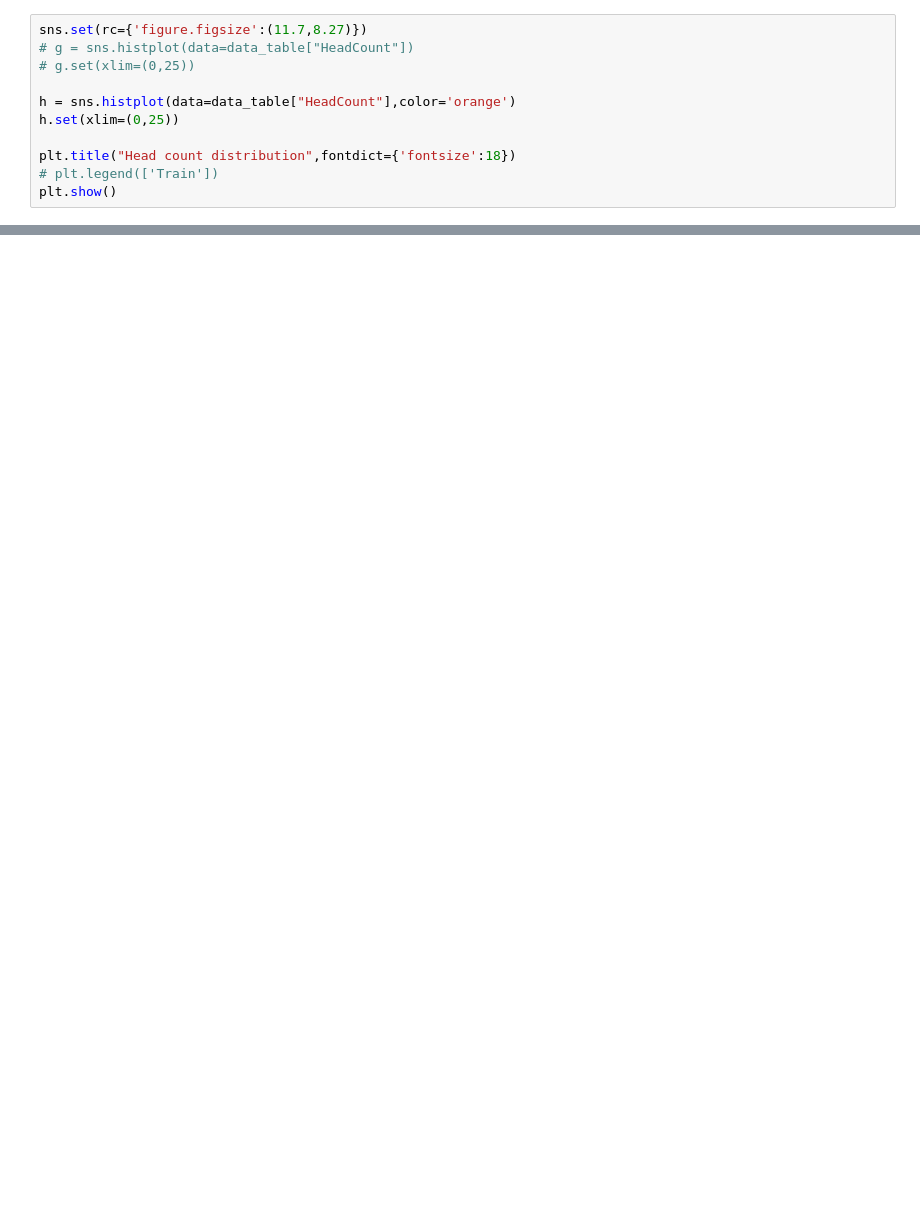
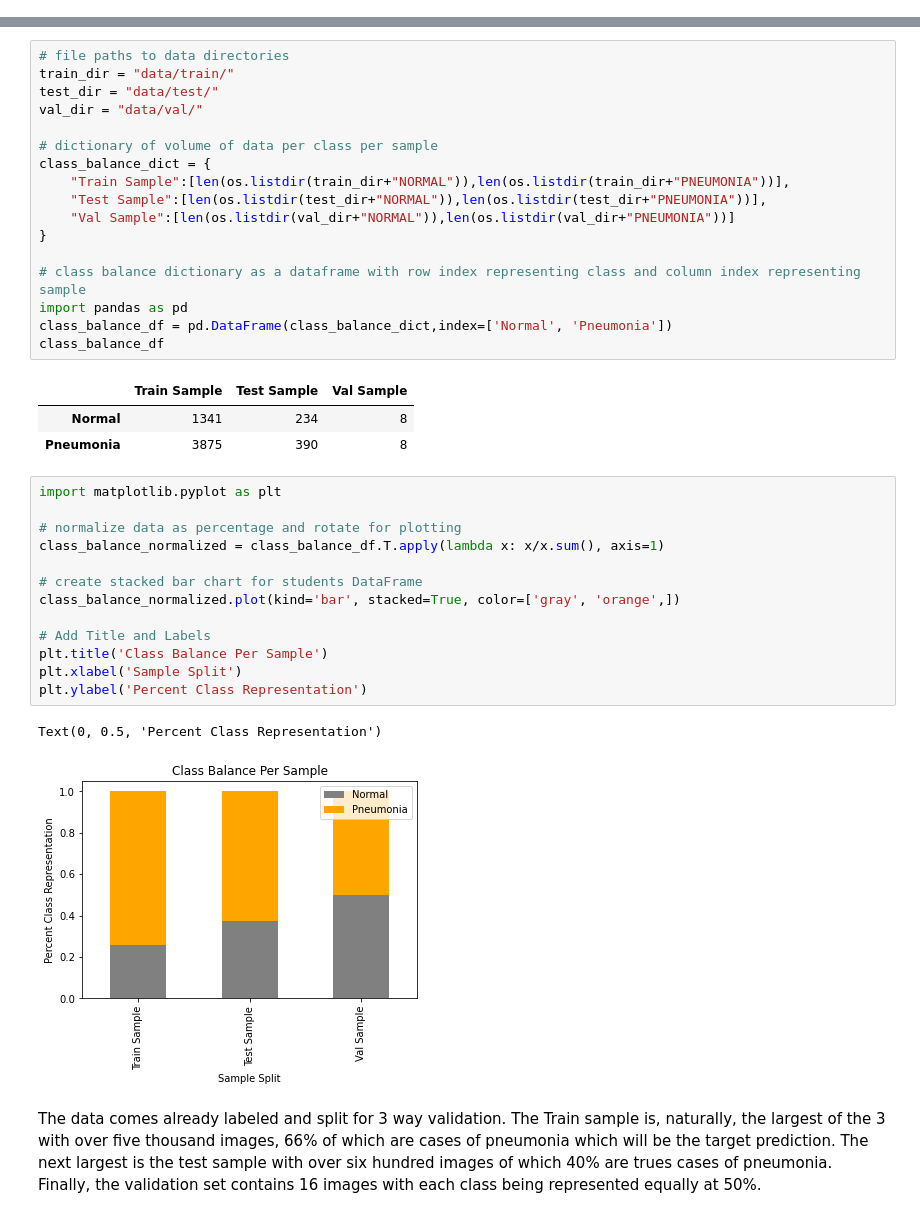
Before and after one commit to Zeth-Abney/Flatiron-school, a Jupyter notebook: phase-4/PROJECT/eda.ipynb, the cells around one changed output, grey strips where cells are left out. Drawn from its saved outputs; the diff is of its cells as text; blank space fills up the shorter version.

```diff
--- a/phase-4/PROJECT/eda.ipynb
+++ b/phase-4/PROJECT/eda.ipynb
@@ -30,11 +0,0 @@ import seaborn as sns
-# %%
-sns.set(rc={'figure.figsize':(11.7,8.27)})
-# g = sns.histplot(data=data_table["HeadCount"])
-# g.set(xlim=(0,25))
-
-h = sns.histplot(data=data_table["HeadCount"],color='orange')
-h.set(xlim=(0,25))
-
-plt.title("Head count distribution",fontdict={'fontsize':18})
-# plt.legend(['Train'])
-plt.show()
@@ -193,0 +15,39 @@ for images, labels in image_ds.take(1):
+# %%
+# file paths to data directories
+train_dir = "data/train/"
+test_dir = "data/test/"
+val_dir = "data/val/"
+
+# dictionary of volume of data per class per sample
+class_balance_dict = {
+    "Train Sample":[len(os.listdir(train_dir+"NORMAL")),len(os.listdir(train_dir+"PNEUMONIA"))],
+    "Test Sample":[len(os.listdir(test_dir+"NORMAL")),len(os.listdir(test_dir+"PNEUMONIA"))],
+    "Val Sample":[len(os.listdir(val_dir+"NORMAL")),len(os.listdir(val_dir+"PNEUMONIA"))]
+}
+
+# class balance dictionary as a dataframe with row index representing class and column index representing sample
+import pandas as pd
+class_balance_df = pd.DataFrame(class_balance_dict,index=['Normal', 'Pneumonia'])
+class_balance_df
+# %% [output]
+|  | Train Sample | Test Sample | Val Sample |
+| Normal | 1341 | 234 | 8 |
+| Pneumonia | 3875 | 390 | 8 |
+# %%
+import matplotlib.pyplot as plt
+
+# normalize data as percentage and rotate for plotting
+class_balance_normalized = class_balance_df.T.apply(lambda x: x/x.sum(), axis=1)
+
+# create stacked bar chart for students DataFrame
+class_balance_normalized.plot(kind='bar', stacked=True, color=['gray', 'orange',])
+
+# Add Title and Labels
+plt.title('Class Balance Per Sample')
+plt.xlabel('Sample Split')
+plt.ylabel('Percent Class Representation')
+# %% [output]
+Text(0, 0.5, 'Percent Class Representation')
+[figure, added]
+# %% [markdown]
+The data comes already labeled and split for 3 way validation. The Train sample is, naturally, the largest of the 3 with over five thousand images, 66% of which are cases of pneumonia which will be the target prediction. The next largest is the test sample with over six hundred images of which 40% are trues cases of pneumonia. Finally, the validation set contains 16 images with each class being represented equally at 50%.
```
Also changed, not shown: parts of 65 cells of this notebook, 37 other files.
